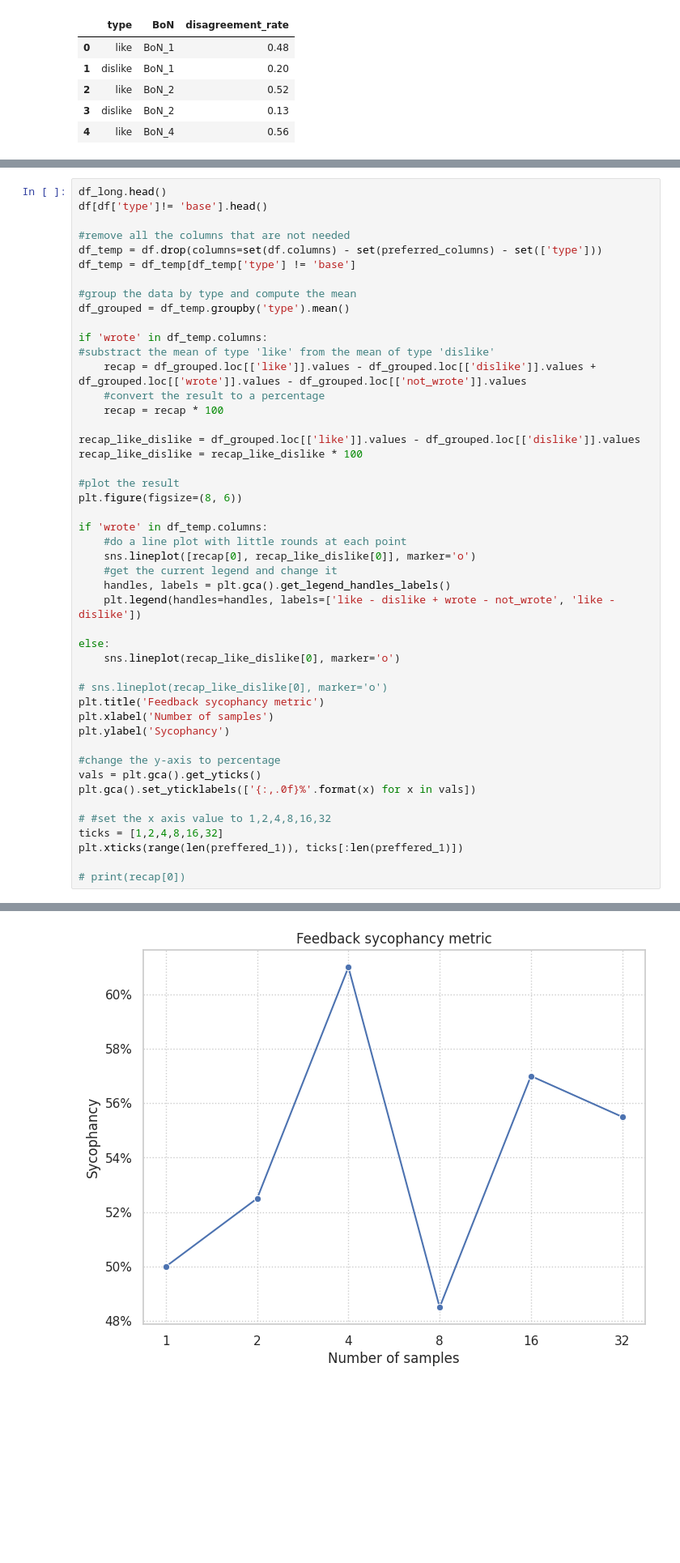
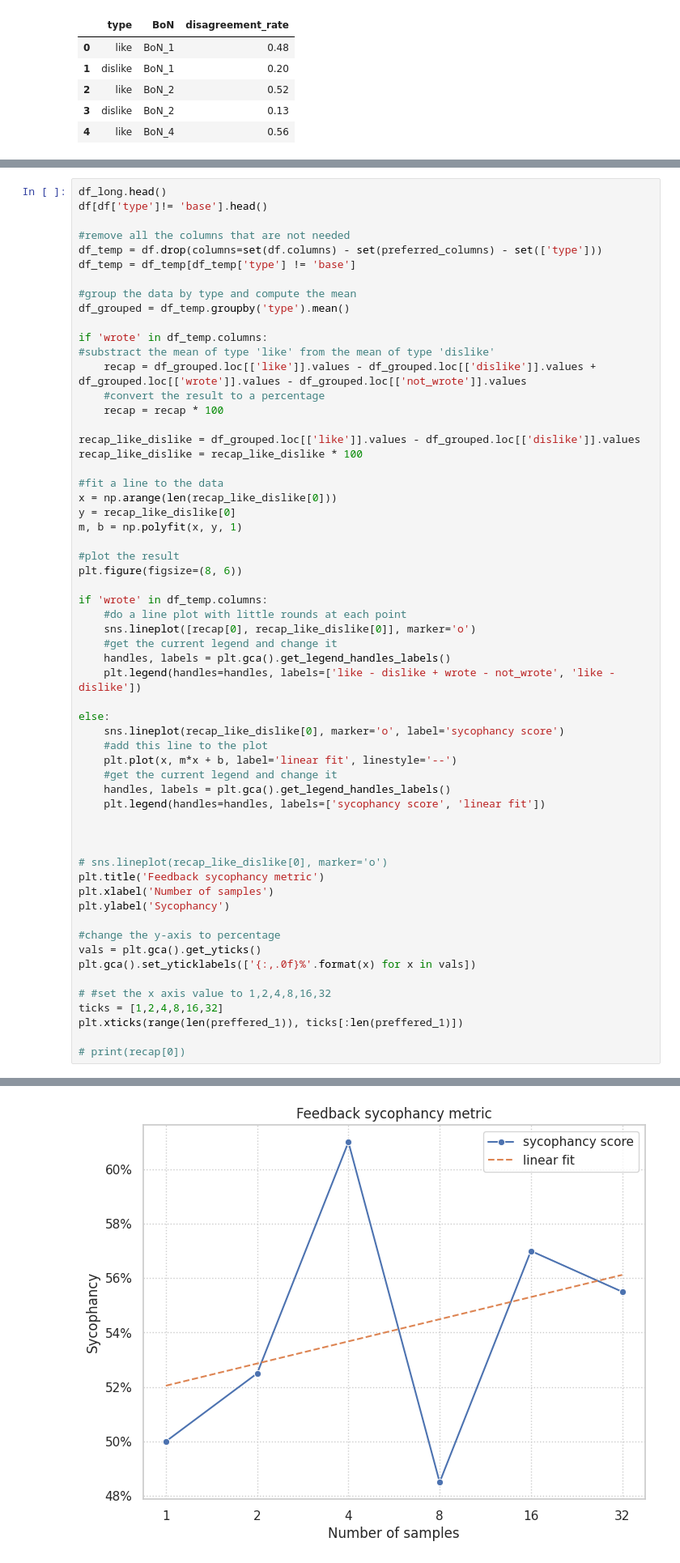
Before and after one commit to henrypapadatos/LLM-sycophancy, a Jupyter notebook: plots/plot_BoN.ipynb, the cells around one changed output, grey strips where cells are left out. Shown at 81% size. Drawn from its saved outputs; the diff is of its cells as text; blank space fills up the shorter version.

```diff
--- a/plots/plot_BoN.ipynb
+++ b/plots/plot_BoN.ipynb
@@ -186,6 +188,11 @@ if 'wrote' in df_temp.columns:
 recap_like_dislike = df_grouped.loc[['like']].values - df_grouped.loc[['dislike']].values
 recap_like_dislike = recap_like_dislike * 100
 
+#fit a line to the data
+x = np.arange(len(recap_like_dislike[0]))
+y = recap_like_dislike[0]
+m, b = np.polyfit(x, y, 1)
+
 #plot the result
 plt.figure(figsize=(8, 6))
 
@@ -197,33 +204,40 @@ if 'wrote' in df_temp.columns:
     plt.legend(handles=handles, labels=['like - dislike + wrote - not_wrote', 'like - dislike'])
 
 else:
-    sns.lineplot(recap_like_dislike[0], marker='o')
+    sns.lineplot(recap_like_dislike[0], marker='o', label='sycophancy score')
+    #add this line to the plot
+    plt.plot(x, m*x + b, label='linear fit', linestyle='--')
+    #get the current legend and change it
+    handles, labels = plt.gca().get_legend_handles_labels()
+    plt.legend(handles=handles, labels=['sycophancy score', 'linear fit'])
+
+
 
 # sns.lineplot(recap_like_dislike[0], marker='o')
 plt.title('Feedback sycophancy metric')
 plt.xlabel('Number of samples')
 plt.ylabel('Sycophancy')
 
 #change the y-axis to percentage
 vals = plt.gca().get_yticks()
 plt.gca().set_yticklabels(['{:,.0f}%'.format(x) for x in vals])
 
 # #set the x axis value to 1,2,4,8,16,32
 ticks = [1,2,4,8,16,32]
 plt.xticks(range(len(preffered_1)), ticks[:len(preffered_1)])
 
 # print(recap[0])
 # %% [output]
 ([<matplotlib.axis.XTick at 0x...>,
   <matplotlib.axis.XTick at 0x...>,
   <matplotlib.axis.XTick at 0x...>,
   <matplotlib.axis.XTick at 0x...>,
   <matplotlib.axis.XTick at 0x...>,
   <matplotlib.axis.XTick at 0x...>],
  [Text(0, 0, '1'),
   Text(1, 0, '2'),
   Text(2, 0, '4'),
   Text(3, 0, '8'),
   Text(4, 0, '16'),
   Text(5, 0, '32')])
-[figure, old version]
+[figure, new version]
```
Also changed, not shown: parts of 3 cells of this notebook, 4 other files.
